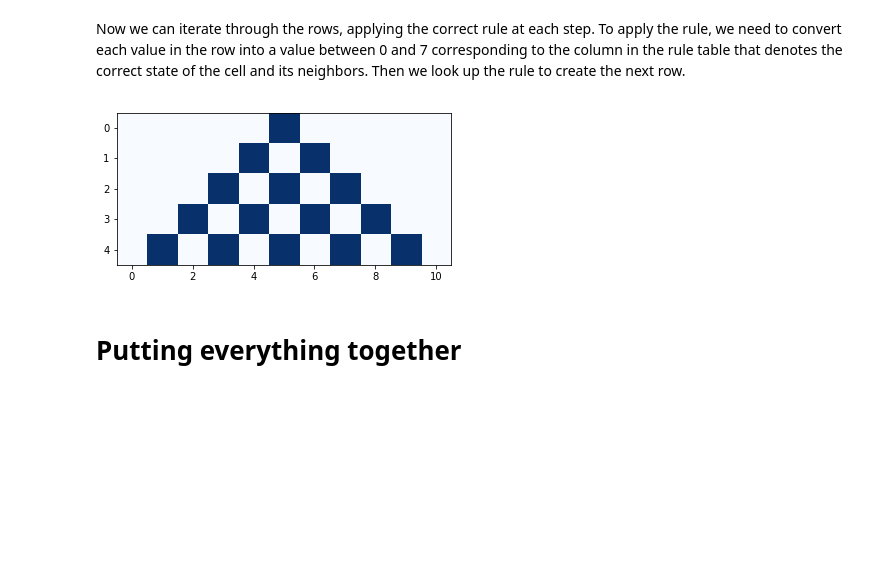
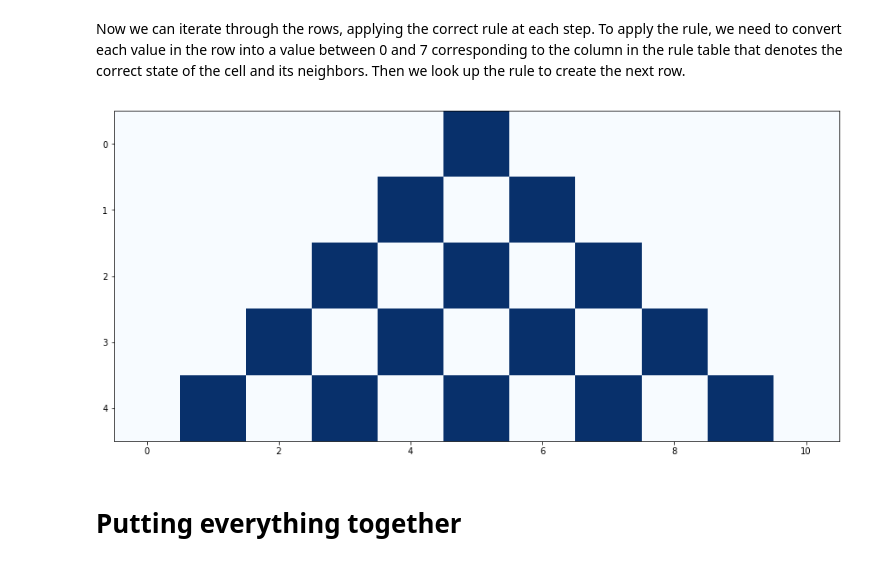
Before and after one commit to madison-python/think-complexity, a Jupyter notebook: cellular-automatons.ipynb, the cells around one changed output. Saved outputs shown, nothing was run; the diff lists cells and outputs as text; code cells hidden in the pictures; blank space fills up the shorter version.

```diff
--- a/cellular-automatons.ipynb
+++ b/cellular-automatons.ipynb
@@ -24,8 +24,6 @@ Steven Wolfram explored all possible rules and identified different classes of b
 # %%
 def make_table(rule):
     """Make the table for a given CA rule.
-
-    rule: int 0-255
 
     returns: array of 8 0s and 1s
     """
@@ -64,6 +62,14 @@ print(world)
 # %% [markdown]
 A different way to visualize 1D CAs over time is to use `plt.imshow`.
 # %%
+import matplotlib
+import matplotlib.pyplot as plt
+%matplotlib inline
+
+width = 15
+height = 10
+matplotlib.rcParams['figure.figsize'] = (width, height)
+
 def plot_ca(array):
     cmap = plt.get_cmap('Blues')
     plt.imshow(array, interpolation='none', cmap=cmap)
@@ -100,15 +106,18 @@ Now we can iterate through the rows, applying the correct rule at each step. To
 # %%
 def step(array, i):
     """Executes one time step by computing the next row of the array."""
+    window = [4,  # 100
+              2,  # 010
+              1]  # 001
     corr = np.correlate(array[i-1], [4, 2, 1], mode='same')
     array[i] = table[corr]
 
 for i in range(1, rows):
     step(array, i)
 
 plot_ca(array)
 # %% [output]
-[figure, old version]
+[figure, new version]
 # %% [markdown]
 # Putting everything together
 # %%
```
Also changed, not shown: parts of 8 cells of this notebook, 3 other files.
